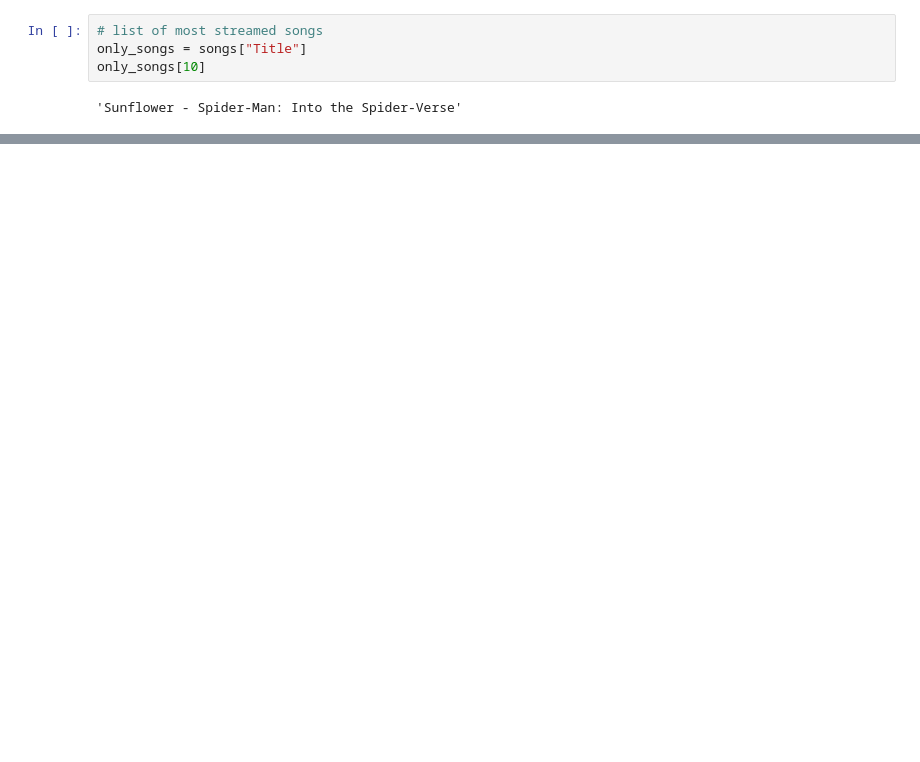
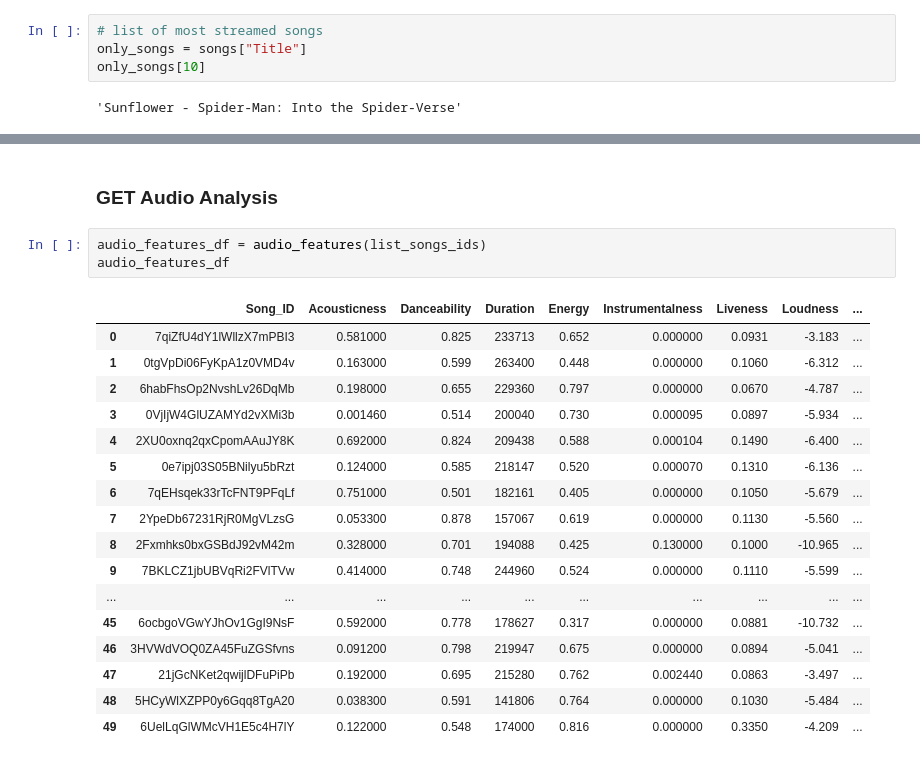
Before and after one commit to dianaagustinaf/spotidata-project, a Jupyter notebook: 1-most-streamed-songs.ipynb, the cells around one changed output, grey strips where cells are left out. Saved outputs shown, nothing was run; the diff lists cells and outputs as text; blank space fills up the shorter version.

Commit message:
add api audio analysis request

```diff
--- a/1-most-streamed-songs.ipynb
+++ b/1-most-streamed-songs.ipynb
@@ -268,0 +338,23 @@ https://api.spotify.com/v1/
+# %% [markdown]
+### GET Audio Analysis
+# %%
+audio_features_df = audio_features(list_songs_ids)
+audio_features_df
+# %% [output]
+|  | Song_ID | Acousticness | Danceability | Duration | Energy | Instrumentalness | Liveness | Loudness | ... |
+| 0 | 7qiZfU4dY1lWllzX7mPBI3 | 0.581000 | 0.825 | 233713 | 0.652 | 0.000000 | 0.0931 | -3.183 | ... |
+| 1 | 0tgVpDi06FyKpA1z0VMD4v | 0.163000 | 0.599 | 263400 | 0.448 | 0.000000 | 0.1060 | -6.312 | ... |
+| 2 | 6habFhsOp2NvshLv26DqMb | 0.198000 | 0.655 | 229360 | 0.797 | 0.000000 | 0.0670 | -4.787 | ... |
+| 3 | 0VjIjW4GlUZAMYd2vXMi3b | 0.001460 | 0.514 | 200040 | 0.730 | 0.000095 | 0.0897 | -5.934 | ... |
+| 4 | 2XU0oxnq2qxCpomAAuJY8K | 0.692000 | 0.824 | 209438 | 0.588 | 0.000104 | 0.1490 | -6.400 | ... |
+| 5 | 0e7ipj03S05BNilyu5bRzt | 0.124000 | 0.585 | 218147 | 0.520 | 0.000070 | 0.1310 | -6.136 | ... |
+| 6 | 7qEHsqek33rTcFNT9PFqLf | 0.751000 | 0.501 | 182161 | 0.405 | 0.000000 | 0.1050 | -5.679 | ... |
+| 7 | 2YpeDb67231RjR0MgVLzsG | 0.053300 | 0.878 | 157067 | 0.619 | 0.000000 | 0.1130 | -5.560 | ... |
+| 8 | 2Fxmhks0bxGSBdJ92vM42m | 0.328000 | 0.701 | 194088 | 0.425 | 0.130000 | 0.1000 | -10.965 | ... |
+| 9 | 7BKLCZ1jbUBVqRi2FVlTVw | 0.414000 | 0.748 | 244960 | 0.524 | 0.000000 | 0.1110 | -5.599 | ... |
+| ... | ... | ... | ... | ... | ... | ... | ... | ... | ... |
+| 45 | 6ocbgoVGwYJhOv1GgI9NsF | 0.592000 | 0.778 | 178627 | 0.317 | 0.000000 | 0.0881 | -10.732 | ... |
+| 46 | 3HVWdVOQ0ZA45FuZGSfvns | 0.091200 | 0.798 | 219947 | 0.675 | 0.000000 | 0.0894 | -5.041 | ... |
+| 47 | 21jGcNKet2qwijlDFuPiPb | 0.192000 | 0.695 | 215280 | 0.762 | 0.002440 | 0.0863 | -3.497 | ... |
+| 48 | 5HCyWlXZPP0y6Gqq8TgA20 | 0.038300 | 0.591 | 141806 | 0.764 | 0.000000 | 0.1030 | -5.484 | ... |
+| 49 | 6UelLqGlWMcVH1E5c4H7lY | 0.122000 | 0.548 | 174000 | 0.816 | 0.000000 | 0.3350 | -4.209 | ... |
```
Also changed, not shown: parts of 18 cells of this notebook.
